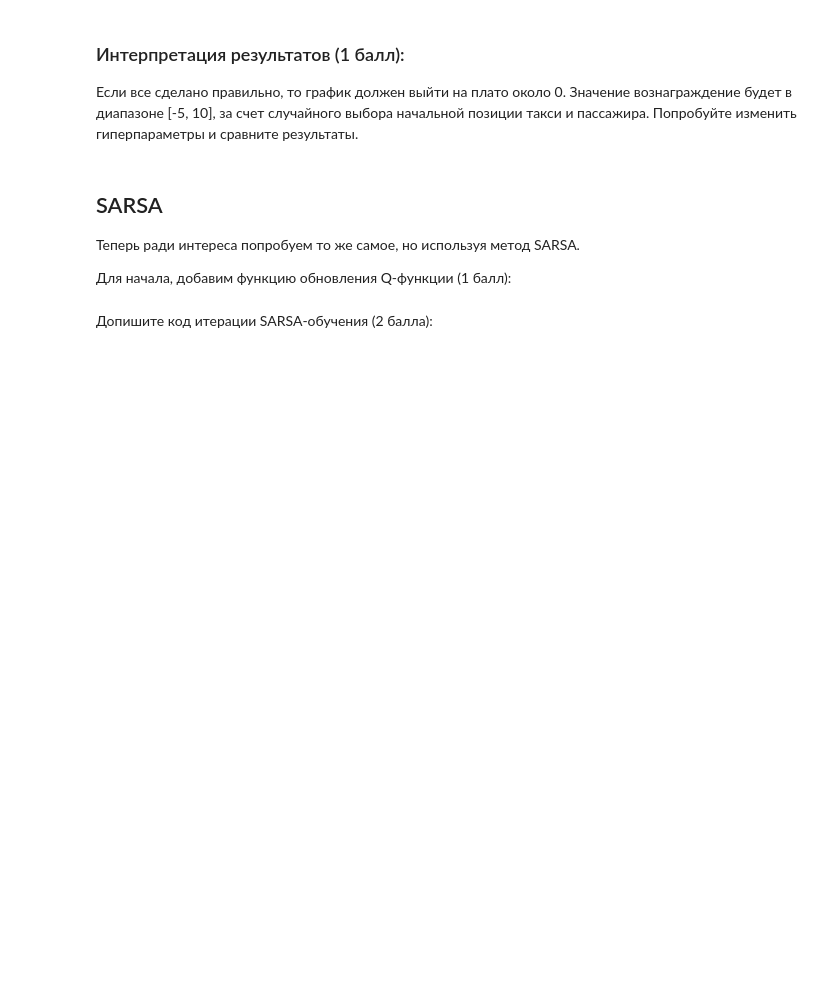
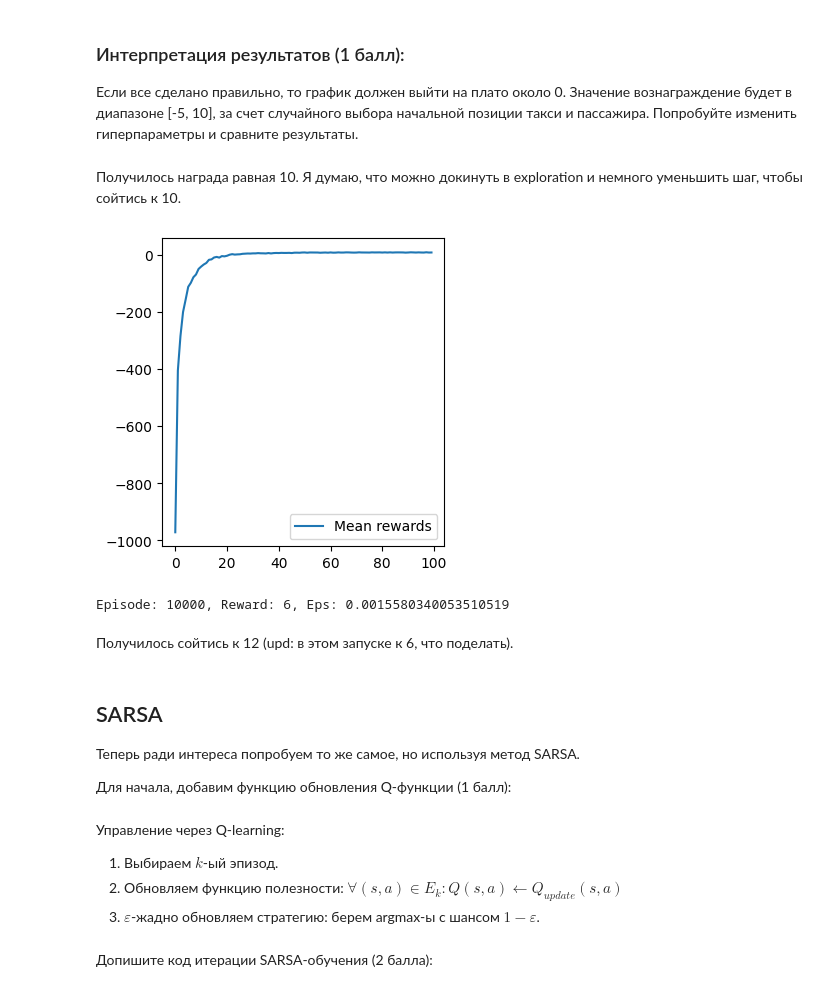
Before and after one commit to vagizD/RL, a Jupyter notebook: practices/prac3/prac3.ipynb, the cells around one changed output. Saved outputs shown, nothing was run; the diff lists cells and outputs as text; code cells hidden in the pictures; blank space fills up the shorter version.

```diff
--- a/practices/prac3/prac3.ipynb
+++ b/practices/prac3/prac3.ipynb
@@ -149,12 +140,68 @@ assert log[-1] >= -10
 # %% [markdown]
 ### Интерпретация результатов (1 балл):
 Если все сделано правильно, то график должен выйти на плато около 0. Значение вознаграждение будет в диапазоне [-5, 10], за счет случайного выбора начальной позиции такси и пассажира. Попробуйте изменить гиперпараметры и сравните результаты.
+# %% [markdown]
+Получилось награда равная 10. Я думаю, что можно докинуть в exploration и немного уменьшить шаг, чтобы сойтись к 10.
+# %%
+# определяем память, в которой будет храниться Q(s,a)
+Q = initialize_q_table(env.observation_space.n, env.action_space.n)
+log = []
+rewards_batch = []
+
+# гиперпараметры алгоритма
+alpha = 0.05 #0.1
+gamma = 0.9
+epsilon = 0.25 #0.2
+epsilon_decay = 0.95
+n_episodes = 10000
+
+for i_episode in range(1, n_episodes + 1):
+    s, _ = env.reset()
+
+    r, episode_reward = 0, 0
+    terminated = False
+
+    while not terminated:
+        # Select action eps-greedy
+        a = select_action_eps_greedy(Q, s, epsilon)
+
+        # Perform an action in environment
+        next_s, r, terminated, truncated, _ = env.step(a)
+
+        # Update Q-function
+        update_Q(Q, s, a, r, next_s, alpha, gamma)
+
+        s = next_s
+        episode_reward += r
+
+    rewards_batch.append(episode_reward)
+    if i_episode % 100 == 0:
+        show_progress(rewards_batch, log)
+        rewards_batch = []
+        print(
+            f"Episode: {i_episode}, Reward: {episode_reward}"
+            f", Eps: {epsilon}"
+        )
+        epsilon *= epsilon_decay
+
+assert log[-1] >= -10
+# %% [output]
+[figure, added]
+Episode: 10000, Reward: 6, Eps: 0.0015580340053510519
+# %% [markdown]
+Получилось сойтись к 12 (upd: в этом запуске к 6, что поделать).
 # %% [markdown]
 ## SARSA
 
 Теперь ради интереса попробуем то же самое, но используя метод SARSA.
 
 Для начала, добавим функцию обновления Q-функции (1 балл):
+# %% [markdown]
+Управление через Q-learning:
+
+1. Выбираем $k$-ый эпизод.
+2. Обновляем функцию полезности: $\forall (s, a) \in E_k: Q(s, a) \leftarrow Q_{update}(s, a)$
+3. $\varepsilon$-жадно обновляем стратегию: берем argmax-ы с шансом $1 - \varepsilon$.
 # %%
 def update_Q_SARSA(Q, s, a, r, next_s, alpha, gamma, epsilon):
     # выбери следующее действие eps-greedy
```
Also changed, not shown: parts of 9 cells of this notebook.
